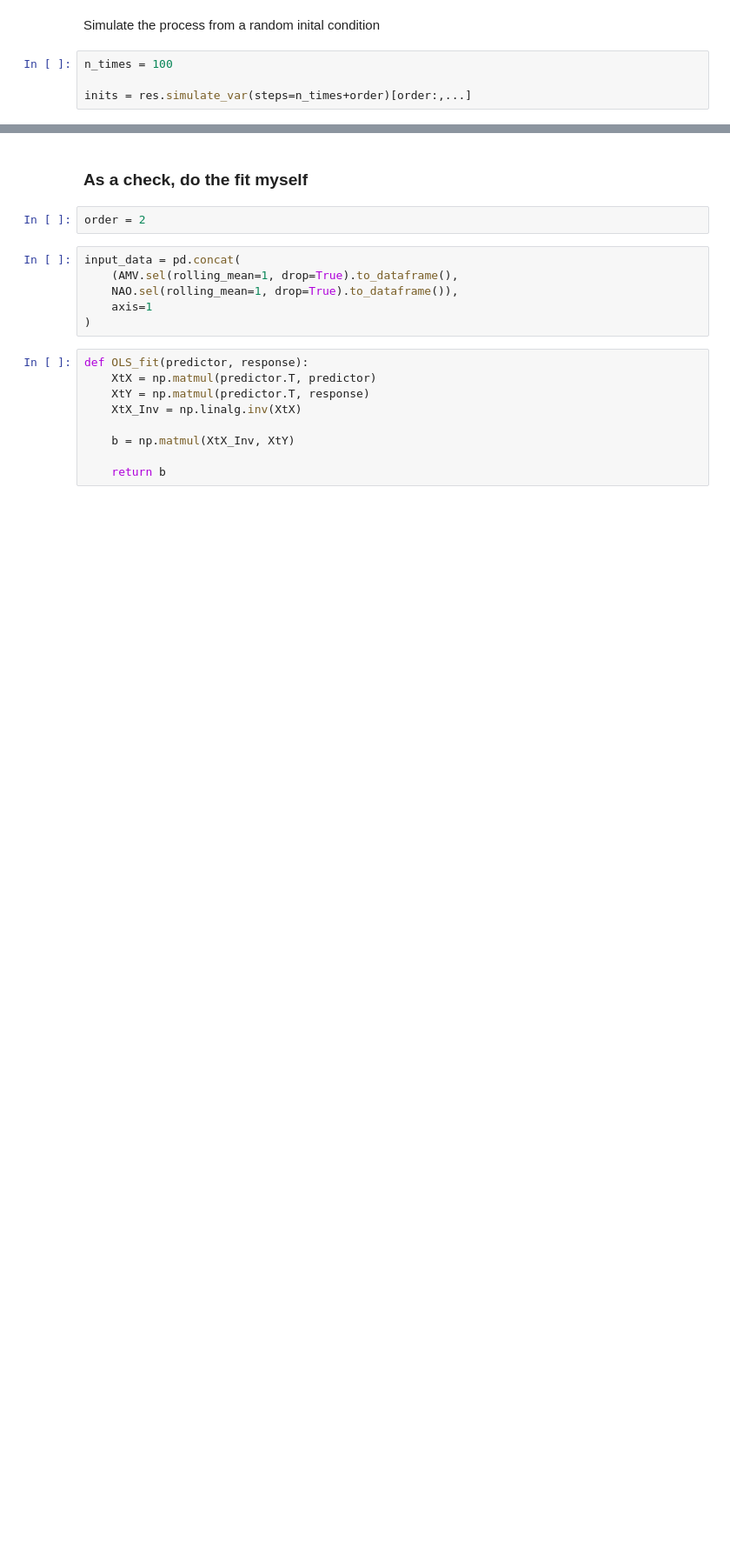
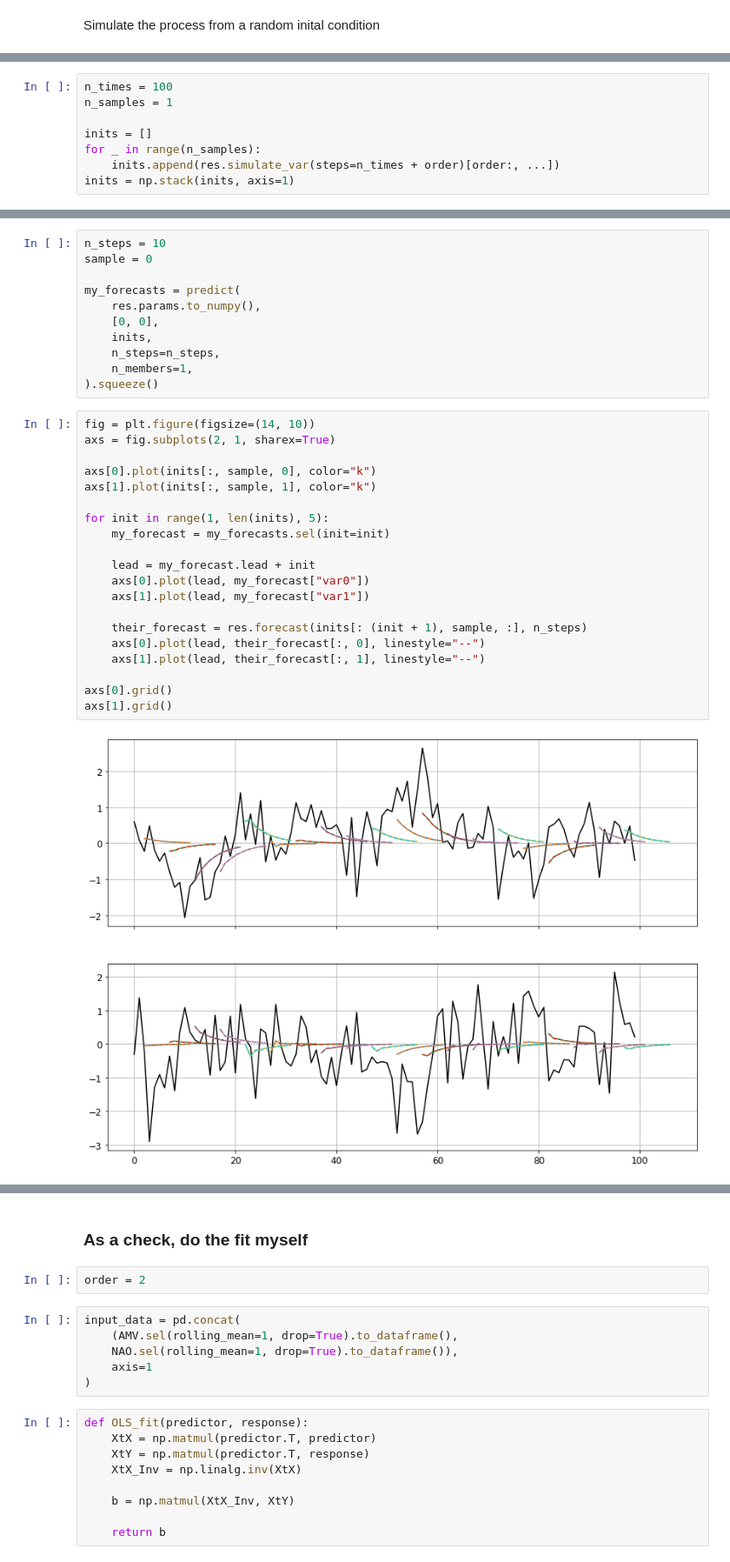
Before and after one commit to dougiesquire/Squire_2022_correlation, a Jupyter notebook: notebooks/exploratory/try_VAR.ipynb, the cells around one changed output, grey strips where cells are left out. Shown: that part at 87% size. Cells and saved outputs as stored; diff of their text form; blank space fills up the shorter version.

```diff
--- a/notebooks/exploratory/try_VAR.ipynb
+++ b/notebooks/exploratory/try_VAR.ipynb
@@ -92,7 +109,3 @@ AMV    1.000000 -0.138961
 NAO   -0.138961  1.000000
 # %% [markdown]
 Simulate the process from a random inital condition
-# %%
-n_times = 100
-
-inits = res.simulate_var(steps=n_times+order)[order:,...]
@@ -378,0 +215,8 @@ inits_stacked = inits_stacked.reshape((inits_stacked.shape[0], -1))
+# %%
+n_times = 100
+n_samples = 1
+
+inits = []
+for _ in range(n_samples):
+    inits.append(res.simulate_var(steps=n_times + order)[order:, ...])
+inits = np.stack(inits, axis=1)
@@ -378,0 +300,33 @@ inits_stacked = inits_stacked.reshape((inits_stacked.shape[0], -1))
+# %%
+n_steps = 10
+sample = 0
+
+my_forecasts = predict(
+    res.params.to_numpy(),
+    [0, 0],
+    inits,
+    n_steps=n_steps,
+    n_members=1,
+).squeeze()
+# %%
+fig = plt.figure(figsize=(14, 10))
+axs = fig.subplots(2, 1, sharex=True)
+
+axs[0].plot(inits[:, sample, 0], color="k")
+axs[1].plot(inits[:, sample, 1], color="k")
+
+for init in range(1, len(inits), 5):
+    my_forecast = my_forecasts.sel(init=init)
+
+    lead = my_forecast.lead + init
+    axs[0].plot(lead, my_forecast["var0"])
+    axs[1].plot(lead, my_forecast["var1"])
+
+    their_forecast = res.forecast(inits[: (init + 1), sample, :], n_steps)
+    axs[0].plot(lead, their_forecast[:, 0], linestyle="--")
+    axs[1].plot(lead, their_forecast[:, 1], linestyle="--")
+
+axs[0].grid()
+axs[1].grid()
+# %% [output]
+[figure, added]
```
Also changed, not shown: parts of 61 cells of this notebook, 1 other file.
